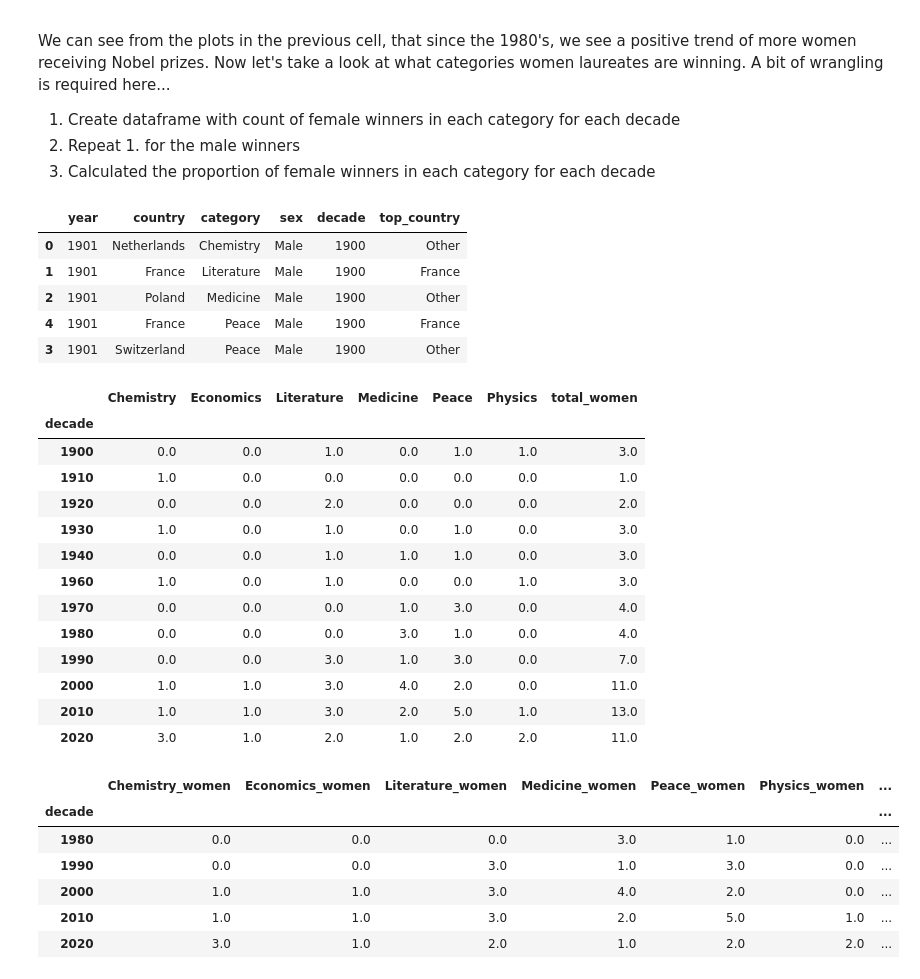
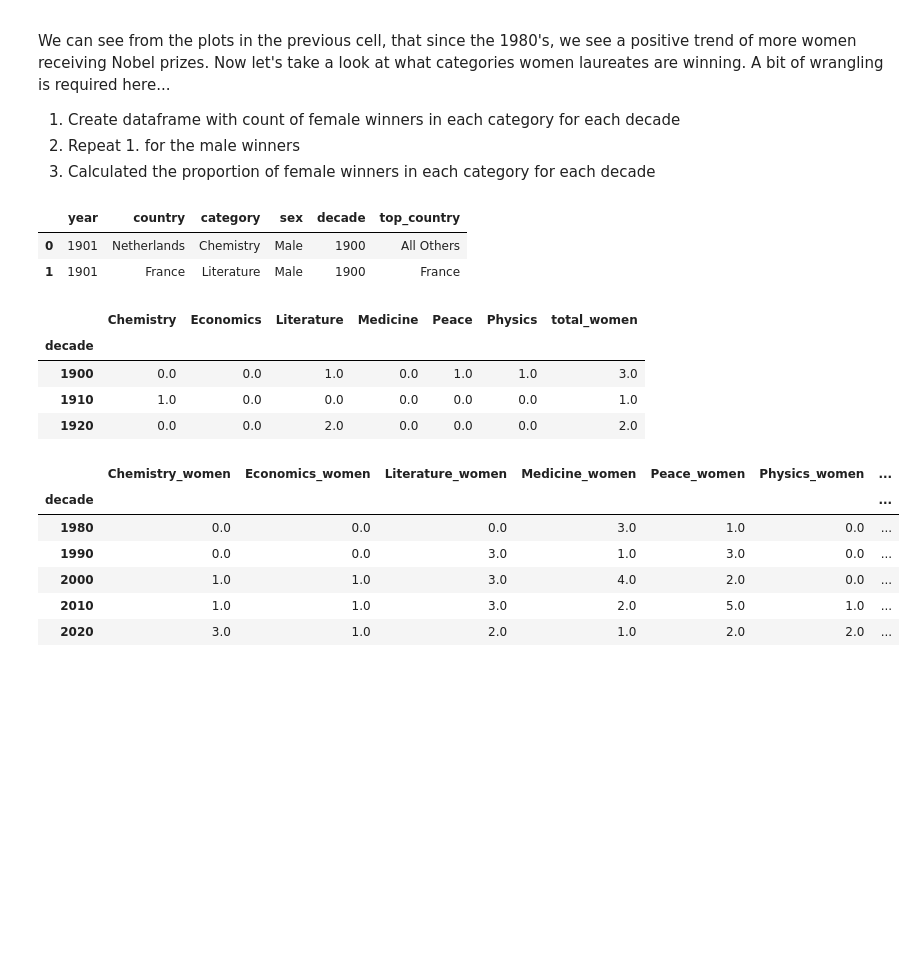
Before and after one commit to MichaelSzczepaniak/DSPortfolio, a Jupyter notebook: Nobel_Winners/NobelWinners.ipynb, the cells around one changed output. Saved outputs shown, nothing was run; the diff lists cells and outputs as text; code cells hidden in the pictures; blank space fills up the shorter version.

```diff
--- a/Nobel_Winners/NobelWinners.ipynb
+++ b/Nobel_Winners/NobelWinners.ipynb
@@ -102,7 +106,7 @@ Name: count, dtype: int64
 df_country_mapping = pd.read_csv('country_mapping.csv')
 country_mapping_dict = dict(zip(df_country_mapping['original_birth_country'], df_country_mapping['mapped_country']))
 # update the countries to the new mapped values
-df_nobel['contemporary_country'] = df_nobel['birth_country'].map(country_mapping_dict)
+df_nobel['country'] = df_nobel['birth_country'].map(country_mapping_dict)
 # check a few of the changed rows
-df_nobel.loc[[2,5,6,7,15,19], ['year', 'category', 'full_name', 'birth_country', 'contemporary_country']]
+df_nobel.loc[[2,5,6,7,15,19], ['year', 'category', 'full_name', 'birth_country', 'country']]
 # %% [output]
@@ -148,16 +152,15 @@ The country with the most Nobel Prizes is : United States of America with 292
 + How does the US proportion of wards look over time?
 # %%
 # we'll use sex column in future sections
-df_over_time = df_nobel.loc[:, ["year", "contemporary_country", "category", "sex"]]
-df_over_time = df_over_time.sort_values(by=["year", "contemporary_country"])
+df_over_time = df_nobel.loc[:, ["year", "country", "category", "sex"]]
+df_over_time = df_over_time.sort_values(by=["year", "country"])
 # create decade column
 df_over_time['decade'] = df_over_time["year"].astype(str).str[:3] + "0"
-# shorten the country column name
-df_over_time = df_over_time.rename(columns={"contemporary_country": "country"})
+# create a column to id the top countries vs all others
 df_over_time['top_country'] = df_over_time['country'].apply(lambda c: c if c in ('United States of America',
                                                                                  'United Kingdom',
                                                                                  'Germany',
-                                                                                 'France') else 'Other')
+                                                                                 'France') else 'All Others')
 
 df_over_time.sort_values(by=['year', 'category'], inplace=True)
 print(f"Shape of df_over_time: {df_over_time.shape}\n")
@@ -307,14 +305,11 @@ We can see from the plots in the previous cell, that since the 1980's, we see a
 2. Repeat 1. for the male winners
 3. Calculated the proportion of female winners in each category for each decade
 # %%
-df_over_time.head()
+df_over_time.head(2)
 # %% [output]
 |  | year | country | category | sex | decade | top_country |
-| 0 | 1901 | Netherlands | Chemistry | Male | 1900 | Other |
+| 0 | 1901 | Netherlands | Chemistry | Male | 1900 | All Others |
 | 1 | 1901 | France | Literature | Male | 1900 | France |
-| 2 | 1901 | Poland | Medicine | Male | 1900 | Other |
-| 4 | 1901 | France | Peace | Male | 1900 | France |
-| 3 | 1901 | Switzerland | Peace | Male | 1900 | Other |
 # %%
 df_fem_cat = df_over_time.loc[df_over_time['sex'] == 'Female', ['decade', 'category']]
 df_fem_cat = pd.DataFrame(df_fem_cat.groupby(['decade', 'category'])['category'].count())
@@ -324,23 +319,14 @@ df_fem_cat = df_fem_cat.pivot(index='decade', columns='category', values='count'
 # %%
 df_fem_cat.columns.name = None
 df_fem_cat['total_women'] = df_fem_cat['Chemistry'] + df_fem_cat['Economics'] + df_fem_cat['Literature'] + \
                             df_fem_cat['Medicine'] + df_fem_cat['Peace'] + df_fem_cat['Physics']
-df_fem_cat
+df_fem_cat.head(3)
 # %% [output]
 |  | Chemistry | Economics | Literature | Medicine | Peace | Physics | total_women |
 | decade |  |  |  |  |  |  |  |
 | 1900 | 0.0 | 0.0 | 1.0 | 0.0 | 1.0 | 1.0 | 3.0 |
 | 1910 | 1.0 | 0.0 | 0.0 | 0.0 | 0.0 | 0.0 | 1.0 |
 | 1920 | 0.0 | 0.0 | 2.0 | 0.0 | 0.0 | 0.0 | 2.0 |
-| 1930 | 1.0 | 0.0 | 1.0 | 0.0 | 1.0 | 0.0 | 3.0 |
-| 1940 | 0.0 | 0.0 | 1.0 | 1.0 | 1.0 | 0.0 | 3.0 |
-| 1960 | 1.0 | 0.0 | 1.0 | 0.0 | 0.0 | 1.0 | 3.0 |
-| 1970 | 0.0 | 0.0 | 0.0 | 1.0 | 3.0 | 0.0 | 4.0 |
-| 1980 | 0.0 | 0.0 | 0.0 | 3.0 | 1.0 | 0.0 | 4.0 |
-| 1990 | 0.0 | 0.0 | 3.0 | 1.0 | 3.0 | 0.0 | 7.0 |
-| 2000 | 1.0 | 1.0 | 3.0 | 4.0 | 2.0 | 0.0 | 11.0 |
-| 2010 | 1.0 | 1.0 | 3.0 | 2.0 | 5.0 | 1.0 | 13.0 |
-| 2020 | 3.0 | 1.0 | 2.0 | 1.0 | 2.0 | 2.0 | 11.0 |
 # %%
 # rename cols so we can id them when we join
 df_fem_cat = df_fem_cat.rename(columns={'Chemistry': 'Chemistry_women', 'Economics': 'Economics_women',
```
Also changed, not shown: parts of 30 cells of this notebook.
